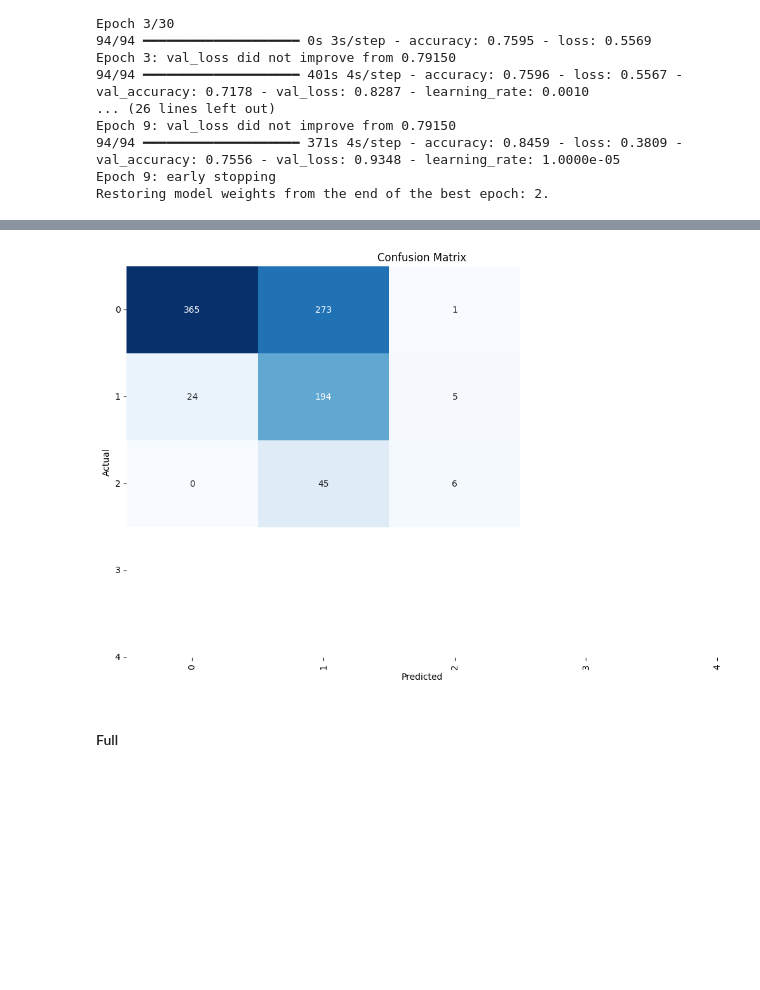
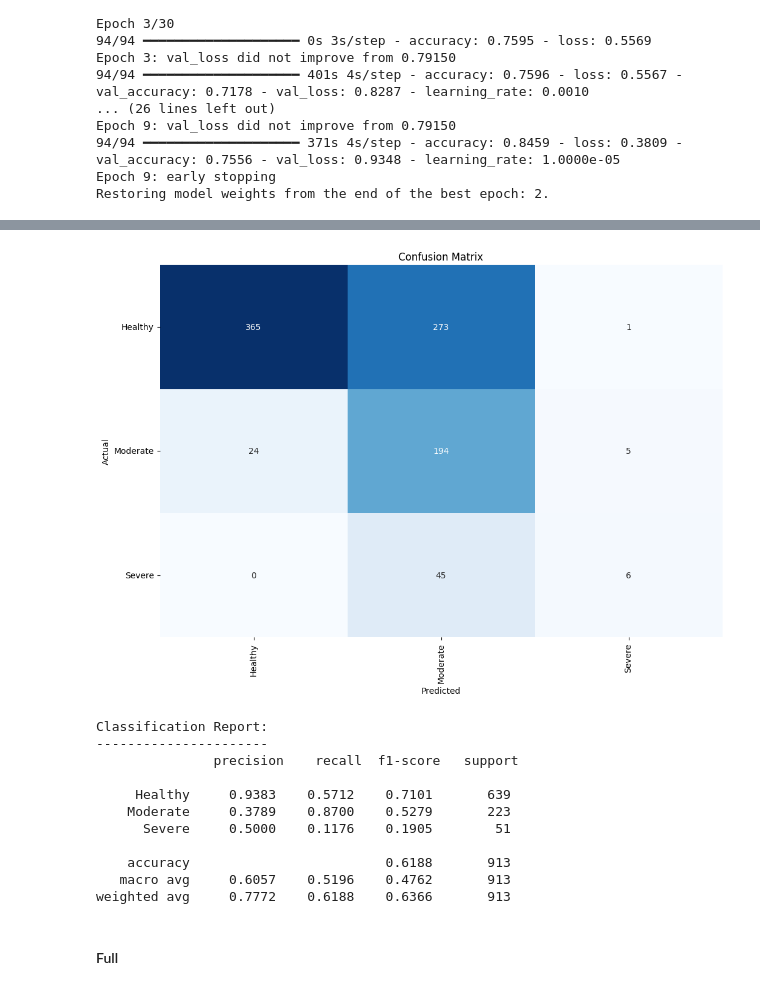
Before and after one commit to jaffacakes76/knee-osteoarthritis-classification, a Jupyter notebook: project.ipynb, the cells around one changed output, grey strips where cells are left out. Saved outputs shown, nothing was run; the diff lists cells and outputs as text; code cells hidden in the pictures; blank space fills up the shorter version.

Commit message:
model and code update

```diff
--- a/project.ipynb
+++ b/project.ipynb
@@ -264,3 +259,17 @@ def prepare_data(df, img_size):
     y = y[rand_train_idx]
 
     return x, y
+# %%
+def create_callbacks(tmp_folder, path):
+    save_model = tf.keras.callbacks.ModelCheckpoint(path, monitor='val_loss', mode='min',
+                                                verbose=1, save_best_only=True)
+
+    early_stopping = tf.keras.callbacks.EarlyStopping(monitor='val_loss', mode='min',
+                                                    patience=7, restore_best_weights=True, verbose=1)
+
+    reduce_lr = tf.keras.callbacks.ReduceLROnPlateau(monitor='val_loss', mode='min',
+                                                    factor=0.1, patience=3, verbose=1)
+
+    csv_logger = tf.keras.callbacks.CSVLogger(os.path.join(tmp_folder, 'training.csv'))
+
+    return [save_model, early_stopping, reduce_lr, csv_logger]
@@ -1066,7 +978,9 @@ predictor(model, batch_size, x_test, y_test)
 # %% [markdown]
 ### TRI KLASE
 # %%
-drop_classes = [1, 2] # Minimal and Doubtful
+drop_classes = [1, 2] # Doubtful and Minimal
+list_of_classes.remove('Doubtful')
+list_of_classes.remove('Minimal')
 
 train_df = train_df[~train_df['label'].isin(drop_classes)]
 valid_df = valid_df[~valid_df['label'].isin(drop_classes)]
@@ -1717,7 +1542,10 @@ csv_logger = tf.keras.callbacks.CSVLogger(os.path.join(tmp_folder, 'training.csv
+# %%
+path = os.path.join(tmp_folder, 'model.keras')
+callbacks = create_callbacks(tmp_folder, path)
 # %%
-history=model.fit(x_train, y_train, batch_size=batch_size, epochs=epochs, verbose=1, callbacks=[save_model, early_stopping, reduce_lr, csv_logger],
+history = model.fit(x_train, y_train, batch_size=batch_size, epochs=epochs, verbose=1, callbacks=callbacks,
                   validation_data=(x_valid, y_valid),
-               validation_steps=None,  shuffle=False)
+                  validation_steps=None,  shuffle=False)
 # %% [output]
 Epoch 1/30
 94/94 ━━━━━━━━━━━━━━━━━━━━ 0s 3s/step - accuracy: 0.5474 - loss: 1.0227
@@ -1754,3 +1572,3 @@ plt.show()
 # %%
-predictor(model, batch_size, x_test, y_test)
+evaluate(model, batch_size, x_test, y_test, list_of_classes)
 # %% [output]
@@ -1758,4 +1576,15 @@ predictor(model, batch_size, x_test, y_test)
-[figure, old version]
+[figure, new version]
+Classification Report:
+----------------------
+               precision    recall  f1-score   support
+
+     Healthy     0.9383    0.5712    0.7101       639
+    Moderate     0.3789    0.8700    0.5279       223
+      Severe     0.5000    0.1176    0.1905        51
+
+    accuracy                         0.6188       913
+   macro avg     0.6057    0.5196    0.4762       913
+weighted avg     0.7772    0.6188    0.6366       913
 # %% [markdown]
 #### Full
 # %%
```
Also changed, not shown: parts of 136 cells of this notebook.
